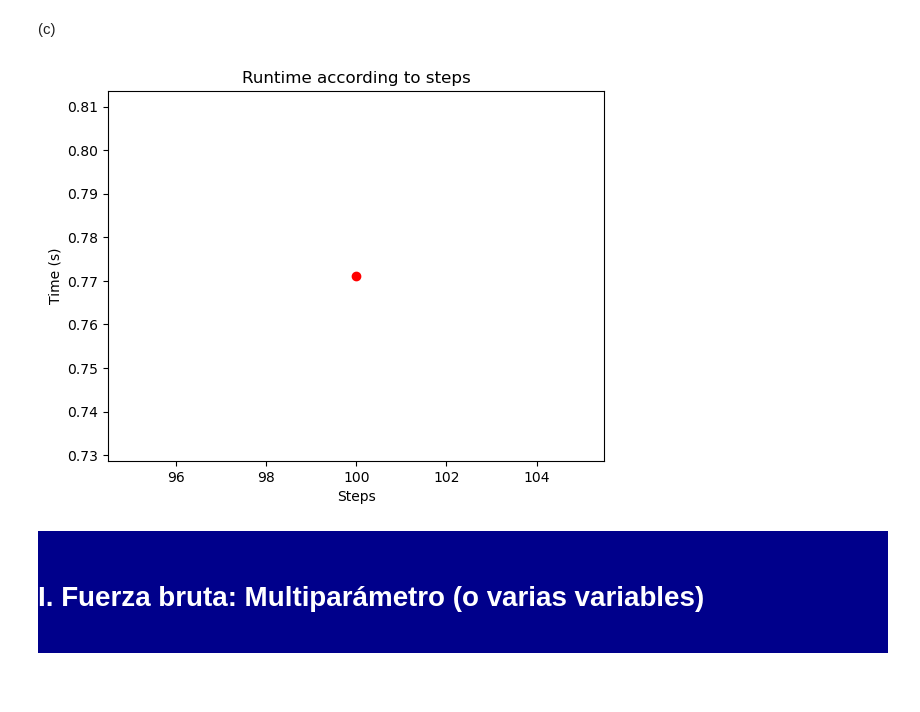
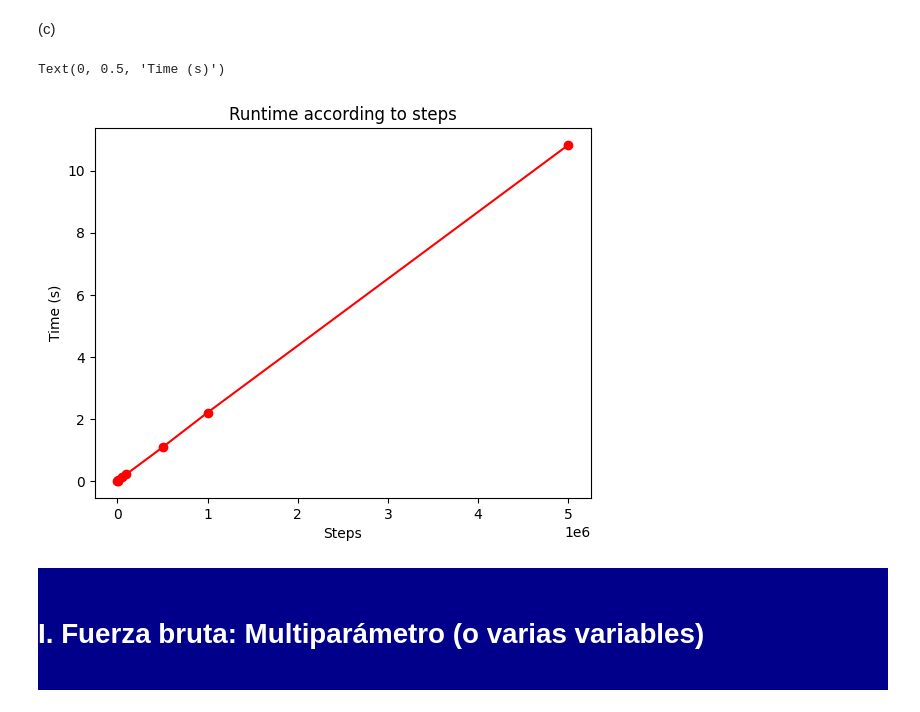
Before and after one commit to kkyouma/optimizacion, a Jupyter notebook: C3/Clase Laboratorio Nº3.ipynb, the cells around one changed output. Drawn from its saved outputs; the diff is of its cells as text; code cells hidden in the pictures; blank space fills up the shorter version.

```diff
--- a/C3/Clase Laboratorio Nº3.ipynb
+++ b/C3/Clase Laboratorio Nº3.ipynb
@@ -120,7 +110,7 @@ def run_code(i): # Definimos en forma de funcion el codigo que queremos iterar.
             parameters = [a1, value]
         #print("Solution =",  parameters)
 
-if is_main:
+if __name__ == "__main__":
     steps = [100, 200, 500, 1000, 2000, 10000, 100000, 1000000] # Definimos los pasos a evaluar
     time_list = [] # Definimos lista vacia para guardar los tiempos
 
@@ -131,14 +121,11 @@ if is_main:
         total_time =  time.perf_counter() - start_time # calculamos el tiempo de ejecucion.
         time_list.append(total_time) # Guardamos el tiempo de ejecucion en la lista.
 # %%
-try:
-    # Definimos un Data Frame
-    df = pd.DataFrame()
+# Definimos un Data Frame
+df = pd.DataFrame()
 
-    # Le entregamos la lista con la información
-    df["Step"] = steps
-    df["Time (s)"] = time_list
+# Le entregamos la lista con la información
+df["Step"] = steps
+df["Time (s)"] = time_list
 
-    df # mostramos el Data Frame
-except:
-    print("No se ha ejecutado la busqueda aumentando granularidad")
+df # mostramos el Data Frame
@@ -209,7 +204,7 @@ def run_code(i):
             parameters = [a1, value]
     #print("Solution =",  parameters)
 
-if is_main:
+if __name__ == "__main__":
     steps = [100, 1000, 10000, 50000,100000, 500000,1000000, 5000000]
     time_list = []
     for i in steps:
@@ -217,4 +212,7 @@ if is_main:
         run_code(i)
         total_time =  time.perf_counter() - start_time
         time_list.append(total_time)
-    print(time_list)
+
+    df = pd.DataFrame({"Steps": steps, "Time (s)": time_list})
+    display(df)
+print(time_list)
@@ -221,12 +221,6 @@ if is_main:
 # %% [markdown]
 (b)
 # %%
-try:
-    df = pd.DataFrame()
+df = pd.DataFrame({"Steps": steps, "Time (s)": time_list})
 
-    df["Step"] = steps
-    df["Time (s)"] = time_list
-
-    df
-except:
-    print("No se ha ejecutado la busqueda aumentando granularidad")
+df
@@ -233,15 +237,13 @@ except:
 # %% [markdown]
 (c)
 # %%
-try:
-    plt.plot(df["Step"],df["Time (s)"],"-o", color ="red")
-    plt.title("Runtime according to steps")
-    plt.xlabel("Steps")
-    plt.ylabel("Time (s)")
-except:
-    print("No se ha ejecutado la busqueda aumentando granularidad")
+plt.plot(df["Step"],df["Time (s)"],"-o", color ="red")
+plt.title("Runtime according to steps")
+plt.xlabel("Steps")
+plt.ylabel("Time (s)")
 # %% [output]
+Text(0, 0.5, 'Time (s)')
-[figure, old version]
+[figure, new version]
 # %% [markdown]
 <div class="titulo-capitulo" style="background-color: darkblue; color: white;">
     <br>
```
Also changed, not shown: parts of 15 cells of this notebook, 10 other files.
